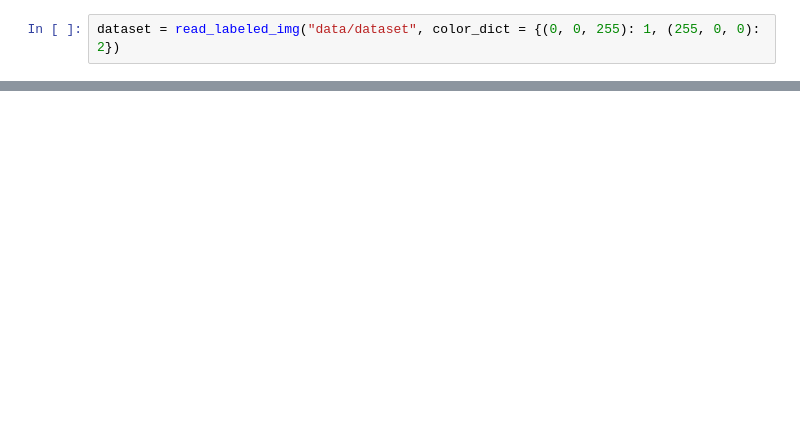
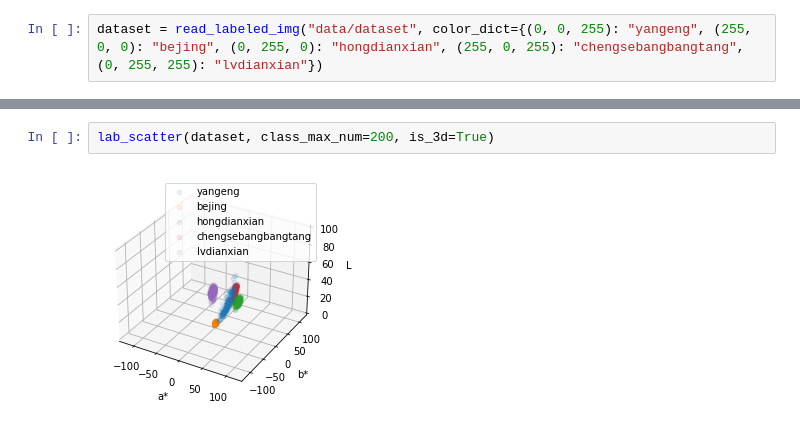
Before and after one commit to FEIJINTI/tobacco_color, a Jupyter notebook: 01_dataset.ipynb, the cells around one changed output, grey strips where cells are left out. Cells and saved outputs as stored; diff of their text form; blank space fills up the shorter version.

```diff
--- a/01_dataset.ipynb
+++ b/01_dataset.ipynb
@@ -40,2 +47,2 @@ from utils import read_labeled_img
 # %%
-dataset = read_labeled_img("data/dataset", color_dict = {(0, 0, 255): 1, (255, 0, 0): 2})
+dataset = read_labeled_img("data/dataset", color_dict={(0, 0, 255): "yangeng", (255, 0, 0): "bejing", (0, 255, 0): "hongdianxian", (255, 0, 255): "chengsebangbangtang",(0, 255, 255): "lvdianxian"})
@@ -45,0 +49,4 @@ dataset = read_labeled_img("data/dataset", color_dict = {(0, 0, 255): 1, (255, 0
+# %%
+lab_scatter(dataset, class_max_num=200, is_3d=True)
+# %% [output]
+[figure, added]
```
Also changed, not shown: parts of 16 cells of this notebook, 4 other files.
